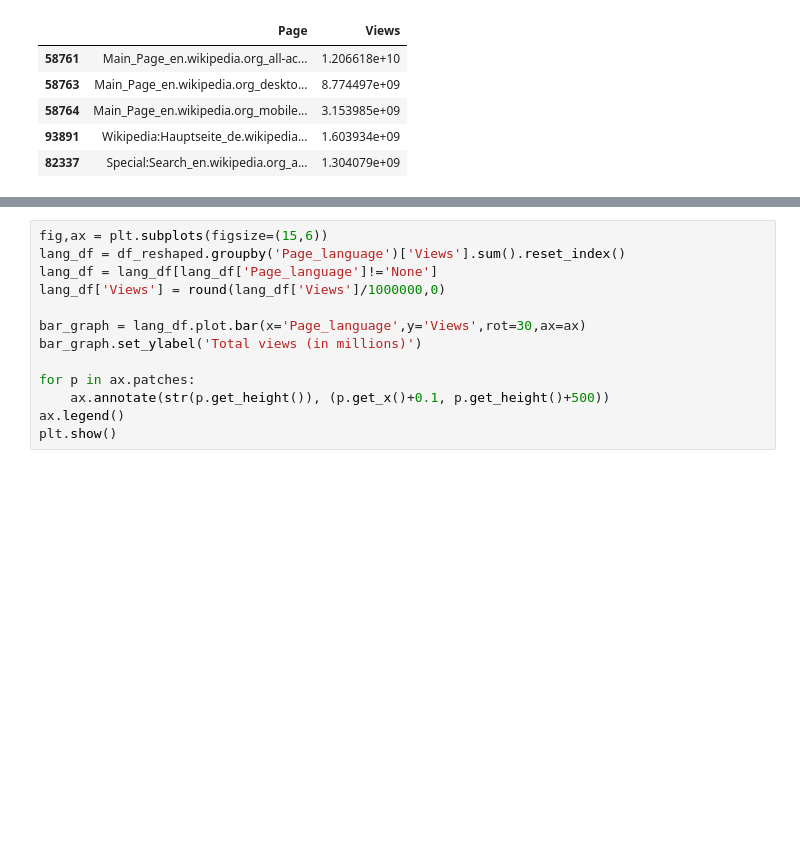
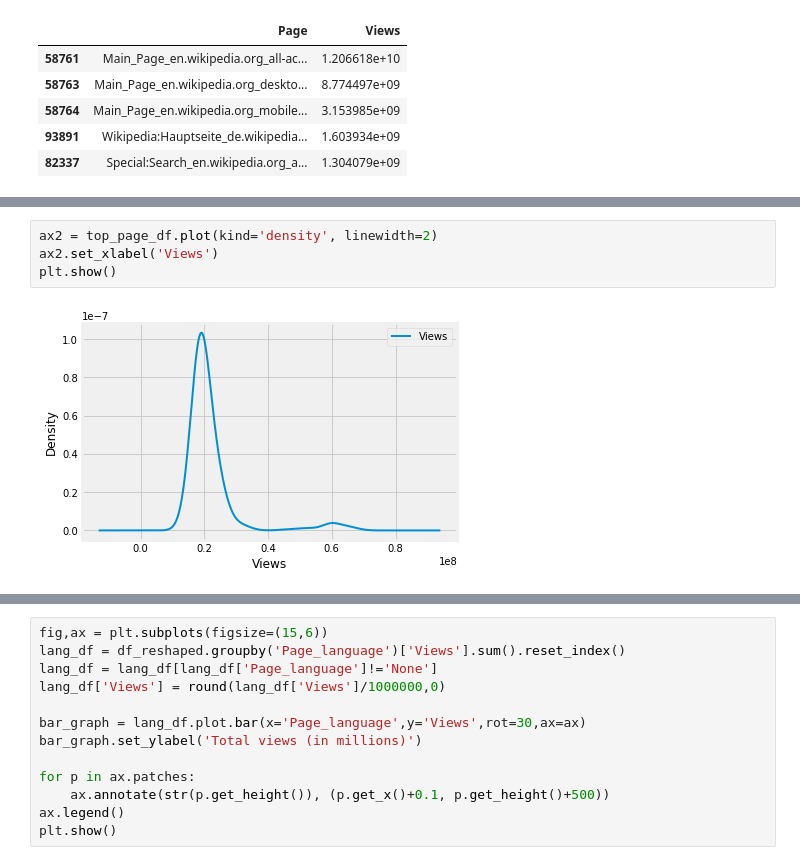
Before and after one commit to Subikshaa/Time-Series-Forecasting-on-Web-Traffic-Dataset, a Jupyter notebook: forecast.ipynb, the cells around one changed output, grey strips where cells are left out. Saved outputs shown, nothing was run; the diff lists cells and outputs as text; blank space fills up the shorter version.

```diff
--- a/forecast.ipynb
+++ b/forecast.ipynb
@@ -59,0 +88,6 @@ plt.plot(temp)
+# %%
+ax2 = top_page_df.plot(kind='density', linewidth=2)
+ax2.set_xlabel('Views')
+plt.show()
+# %% [output]
+[figure, added]
```
Also changed, not shown: parts of 28 cells of this notebook.
